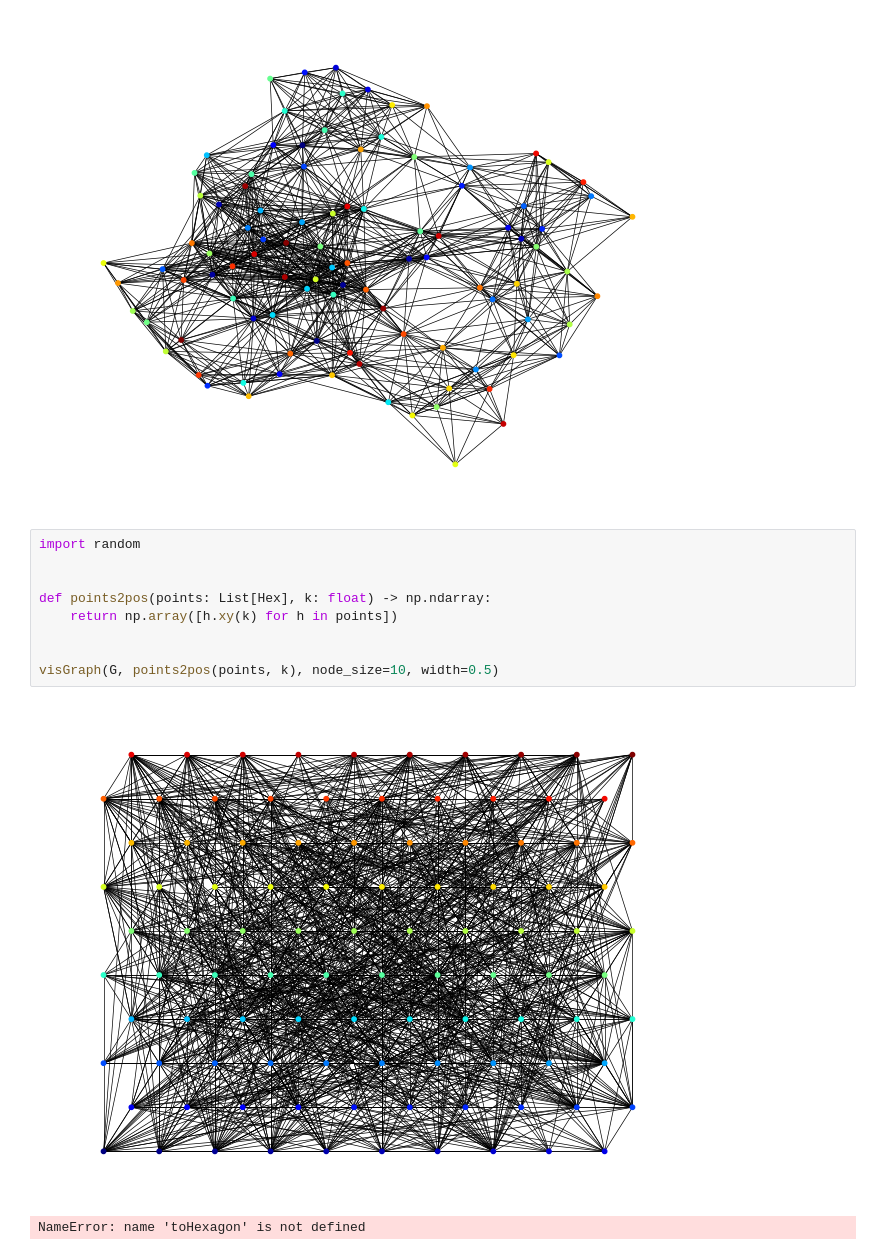
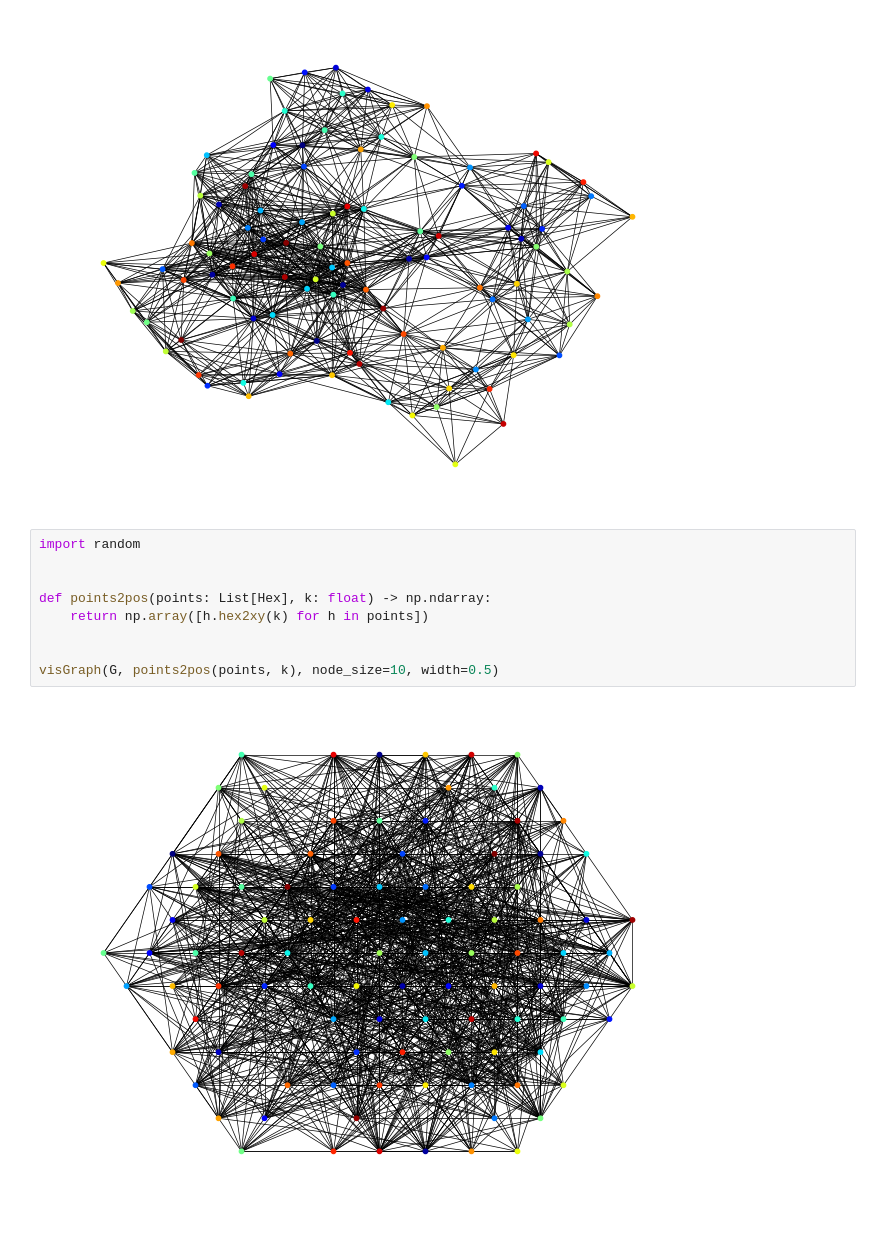
Before and after one commit to HirokiHamaguchi/Initial_Placement_for_Fruchterman-Reingold_Force_Model_with_Coordinate_Newton_Direction, a Jupyter notebook: src/jupyter/hexagon.ipynb, the cells around one changed output. Cells and saved outputs as stored; diff of their text form.

```diff
--- a/src/jupyter/hexagon.ipynb
+++ b/src/jupyter/hexagon.ipynb
@@ -192,12 +216,11 @@ visGraph(G, pos, node_size=10, width=0.5)
 # %%
 import random
 
 
 def points2pos(points: List[Hex], k: float) -> np.ndarray:
-    return np.array([h.xy(k) for h in points])
+    return np.array([h.hex2xy(k) for h in points])
 
 
 visGraph(G, points2pos(points, k), node_size=10, width=0.5)
 # %% [output]
-[figure, old version]
+[figure, new version]
-NameError: name 'toHexagon' is not defined
```
Also changed, not shown: parts of 2 cells of this notebook, 9 other files.
